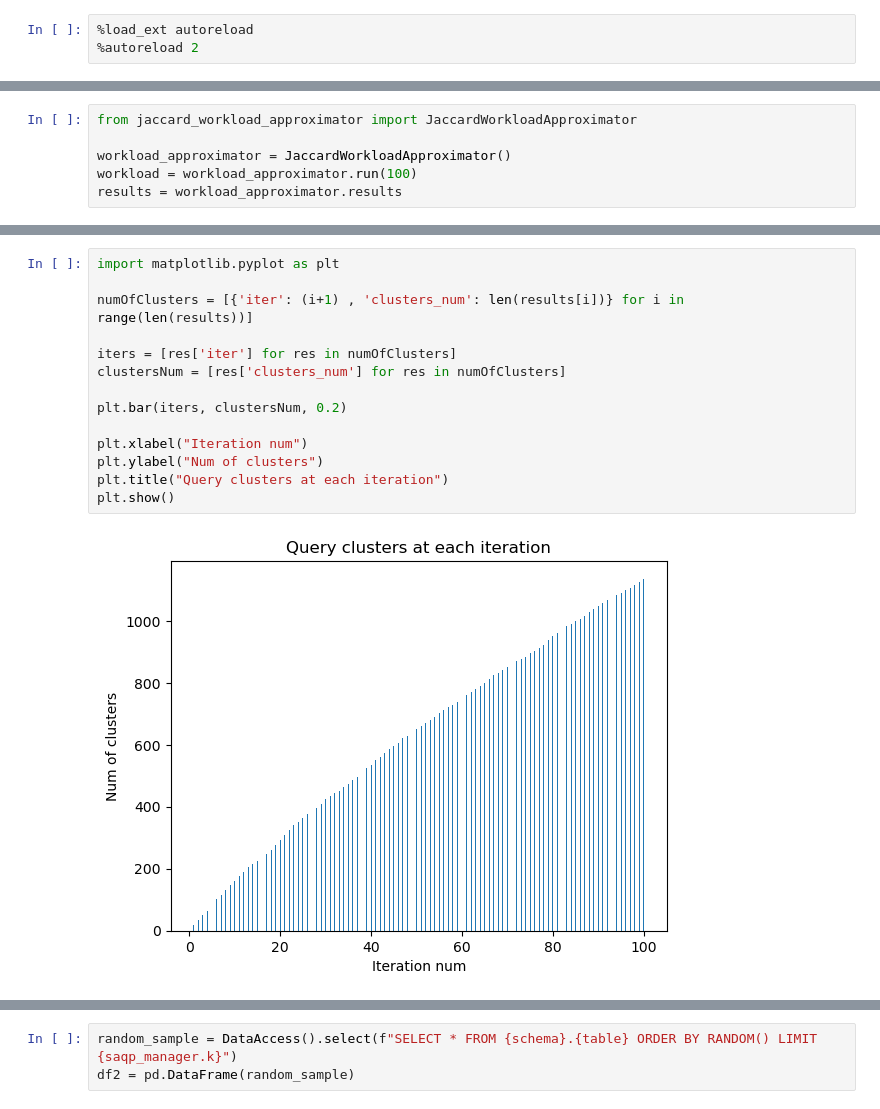
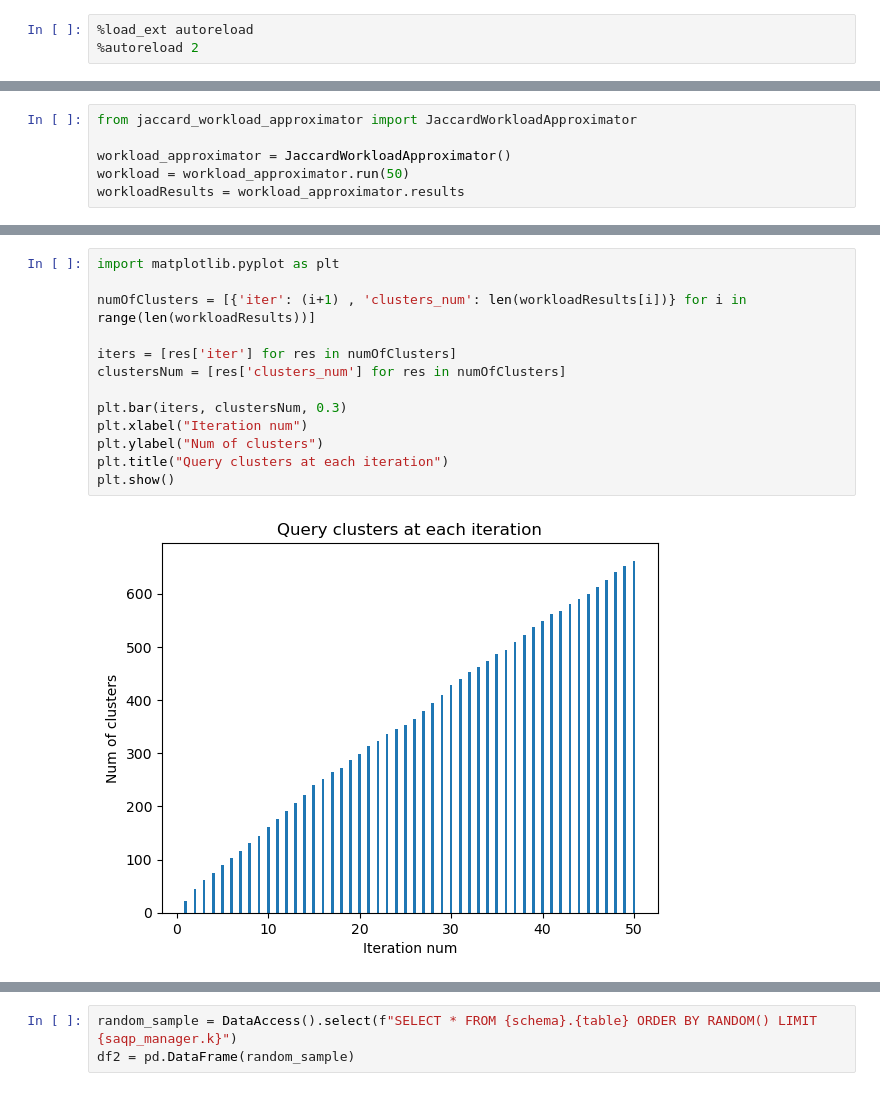
Before and after one commit to GalZeevi/HARLM, a Jupyter notebook: demo_with_graphs.ipynb, the cells around one changed output, grey strips where cells are left out. Cells and saved outputs as stored; diff of their text form.

Commit message:
Added distribution graphs

```diff
--- a/demo_with_graphs.ipynb
+++ b/demo_with_graphs.ipynb
@@ -36,8 +37,8 @@ Connected to localhost:datasets.
 from jaccard_workload_approximator import JaccardWorkloadApproximator
 
 workload_approximator = JaccardWorkloadApproximator()
-workload = workload_approximator.run(100)
-results = workload_approximator.results
+workload = workload_approximator.run(50)
+workloadResults = workload_approximator.results
 # %% [output]
 ============ starting iteration 1   ============
 Processing query:
@@ -59,16 +60,15 @@ SELECT _id FROM public.austin_bikes_100 WHERE end_station_name IN ('Capitol Stat
 # %%
 import matplotlib.pyplot as plt
 
-numOfClusters = [{'iter': (i+1) , 'clusters_num': len(results[i])} for i in range(len(results))]
+numOfClusters = [{'iter': (i+1) , 'clusters_num': len(workloadResults[i])} for i in range(len(workloadResults))]
 
 iters = [res['iter'] for res in numOfClusters]
 clustersNum = [res['clusters_num'] for res in numOfClusters]
 
-plt.bar(iters, clustersNum, 0.2)
-
+plt.bar(iters, clustersNum, 0.3)
 plt.xlabel("Iteration num")
 plt.ylabel("Num of clusters")
 plt.title("Query clusters at each iteration")
 plt.show()
 # %% [output]
-[figure, old version]
+[figure, new version]
```
Also changed, not shown: parts of 7 cells of this notebook, 21 other files.
